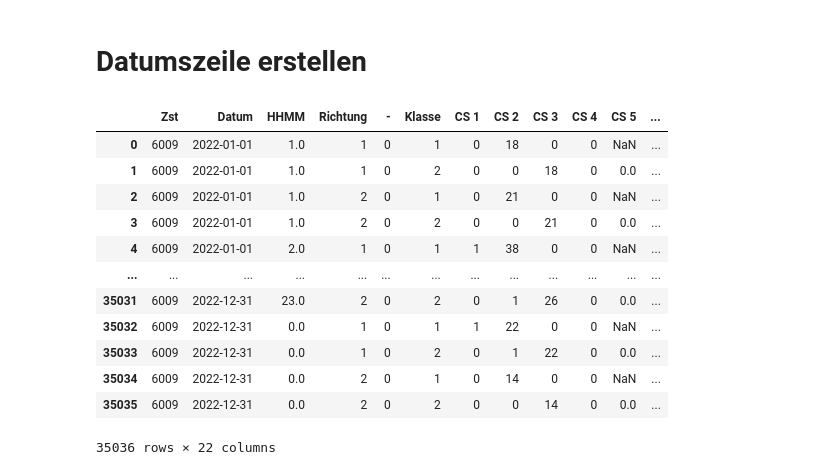
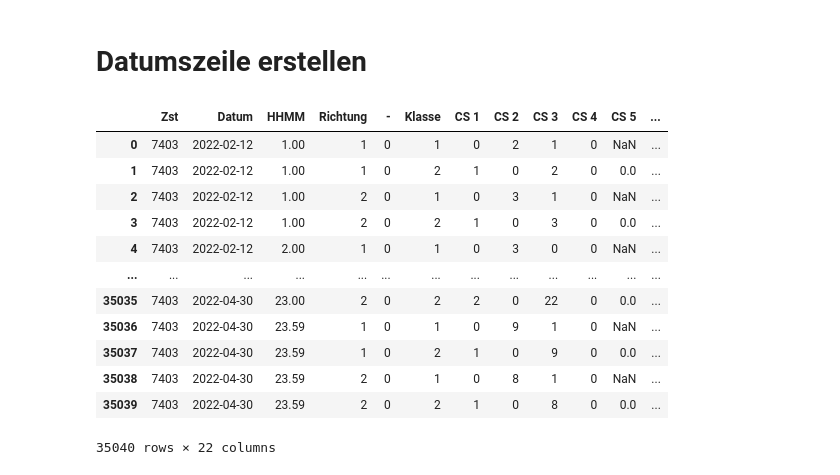
Before and after one commit to egglia/uri_verkehr, a Jupyter notebook: plot/Plot.ipynb, the cells around one changed output. Cells and saved outputs as stored; diff of their text form; code cells hidden in the pictures.

```diff
--- a/plot/Plot.ipynb
+++ b/plot/Plot.ipynb
@@ -41,27 +41,33 @@ for filename in os.listdir(directory):
         break
 # %% [output]
 ../data/DatenSisag/Verkehrsdaten/Rohdaten Auswertungfiles xls/all\5401_2022.xlsx
+# %%
+df_silenen_amsteg = pd.read_excel('C:/Users/enriq/Desktop/uri_verkehr/data/DatenSisag/Verkehrsdaten/Rohdaten Auswertungfiles xls/2022/7403_2022.xlsx')
+df_erstfeld_silenen = pd.read_excel('C:/Users/enriq/Desktop/uri_verkehr/data/DatenSisag/Verkehrsdaten/Rohdaten Auswertungfiles xls/2022/7201_2022.xlsx')
 # %% [markdown]
 # Datumszeile erstellen
 # %%
-df1.HHMM = df1.HHMM / 100
-df1['HHMM']=df1['HHMM'].replace(24.0,0.0)
-df1.head(100)
-df1['Datum und Zeit'] = df1["Datum"].astype(str)+ ' ' +df1.HHMM.astype(str)
-df1['Datumszeit'] = pd.to_datetime(df1['Datum und Zeit'], format='%Y-%m-%d %H.%M')
+def anpassung_zeit(df):
+    df.HHMM = df.HHMM / 100
+    df['HHMM']=df['HHMM'].replace(24.0,23.59)
+    df.head(100)
+    df['Datum und Zeit'] = df["Datum"].astype(str)+ ' ' +df.HHMM.astype(str)
+    df['Datumszeit'] = pd.to_datetime(df['Datum und Zeit'], format='%Y-%m-%d %H.%M')
+    return df
+df_erstfeld_silenen = anpassung_zeit(df_erstfeld_silenen)
+df_silenen_amsteg = anpassung_zeit(df_silenen_amsteg)
+df_silenen_amsteg
+# %% [output]
+|  | Zst | Datum | HHMM | Richtung | - | Klasse | CS 1 | CS 2 | CS 3 | CS 4 | CS 5 | ... |
+| 0 | 7403 | 2022-02-12 | 1.00 | 1 | 0 | 1 | 0 | 2 | 1 | 0 | NaN | ... |
+| 1 | 7403 | 2022-02-12 | 1.00 | 1 | 0 | 2 | 1 | 0 | 2 | 0 | 0.0 | ... |
+| 2 | 7403 | 2022-02-12 | 1.00 | 2 | 0 | 1 | 0 | 3 | 1 | 0 | NaN | ... |
+| 3 | 7403 | 2022-02-12 | 1.00 | 2 | 0 | 2 | 1 | 0 | 3 | 0 | 0.0 | ... |
+| 4 | 7403 | 2022-02-12 | 2.00 | 1 | 0 | 1 | 0 | 3 | 0 | 0 | NaN | ... |
+| ... | ... | ... | ... | ... | ... | ... | ... | ... | ... | ... | ... | ... |
+| 35035 | 7403 | 2022-04-30 | 23.00 | 2 | 0 | 2 | 2 | 0 | 22 | 0 | 0.0 | ... |
+| 35036 | 7403 | 2022-04-30 | 23.59 | 1 | 0 | 1 | 0 | 9 | 1 | 0 | NaN | ... |
+| 35037 | 7403 | 2022-04-30 | 23.59 | 1 | 0 | 2 | 1 | 0 | 9 | 0 | 0.0 | ... |
+| 35038 | 7403 | 2022-04-30 | 23.59 | 2 | 0 | 1 | 0 | 8 | 1 | 0 | NaN | ... |
+| 35039 | 7403 | 2022-04-30 | 23.59 | 2 | 0 | 2 | 1 | 0 | 8 | 0 | 0.0 | ... |
+35040 rows × 22 columns
-# %%
-df1
-# %% [output]
-|  | Zst | Datum | HHMM | Richtung | - | Klasse | CS 1 | CS 2 | CS 3 | CS 4 | CS 5 | ... |
-| 0 | 6009 | 2022-01-01 | 1.0 | 1 | 0 | 1 | 0 | 18 | 0 | 0 | NaN | ... |
-| 1 | 6009 | 2022-01-01 | 1.0 | 1 | 0 | 2 | 0 | 0 | 18 | 0 | 0.0 | ... |
-| 2 | 6009 | 2022-01-01 | 1.0 | 2 | 0 | 1 | 0 | 21 | 0 | 0 | NaN | ... |
-| 3 | 6009 | 2022-01-01 | 1.0 | 2 | 0 | 2 | 0 | 0 | 21 | 0 | 0.0 | ... |
-| 4 | 6009 | 2022-01-01 | 2.0 | 1 | 0 | 1 | 1 | 38 | 0 | 0 | NaN | ... |
-| ... | ... | ... | ... | ... | ... | ... | ... | ... | ... | ... | ... | ... |
-| 35031 | 6009 | 2022-12-31 | 23.0 | 2 | 0 | 2 | 0 | 1 | 26 | 0 | 0.0 | ... |
-| 35032 | 6009 | 2022-12-31 | 0.0 | 1 | 0 | 1 | 1 | 22 | 0 | 0 | NaN | ... |
-| 35033 | 6009 | 2022-12-31 | 0.0 | 1 | 0 | 2 | 0 | 1 | 22 | 0 | 0.0 | ... |
-| 35034 | 6009 | 2022-12-31 | 0.0 | 2 | 0 | 1 | 0 | 14 | 0 | 0 | NaN | ... |
-| 35035 | 6009 | 2022-12-31 | 0.0 | 2 | 0 | 2 | 0 | 0 | 14 | 0 | 0.0 | ... |
-35036 rows × 22 columns
```
Also changed, not shown: parts of 10 cells of this notebook.
